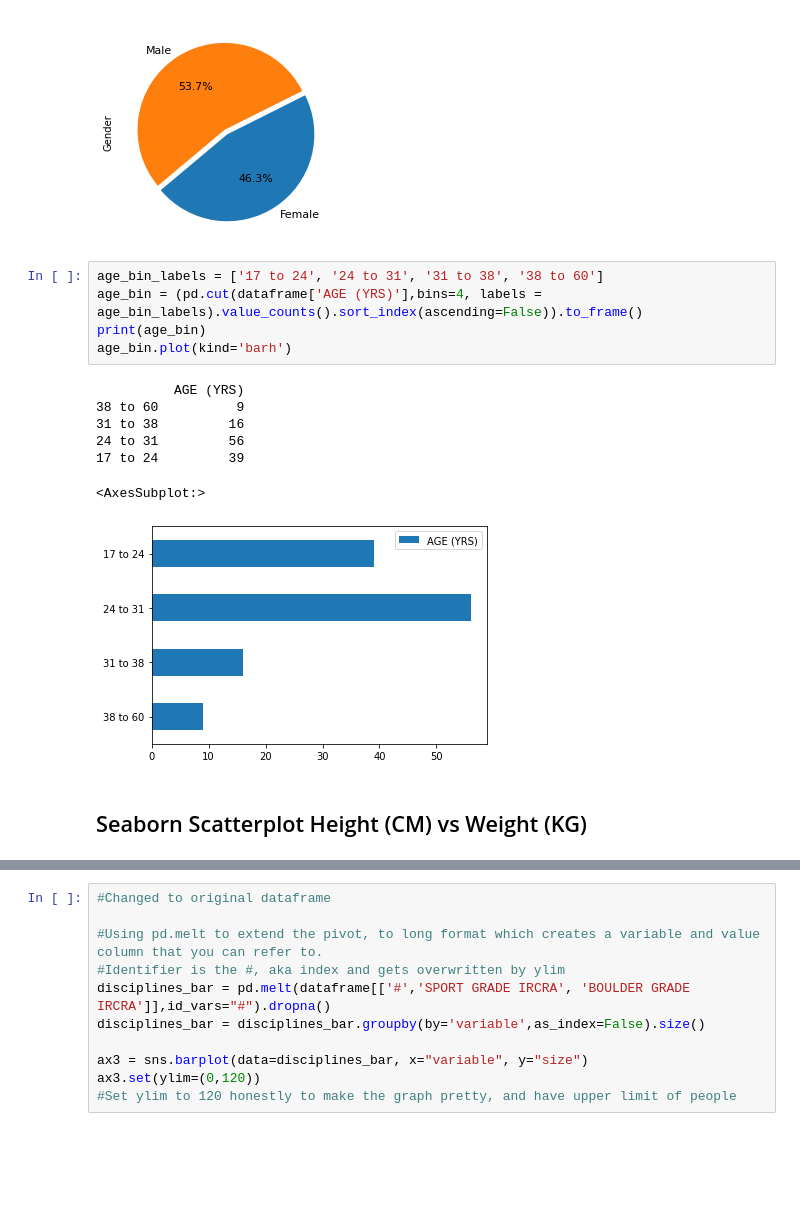
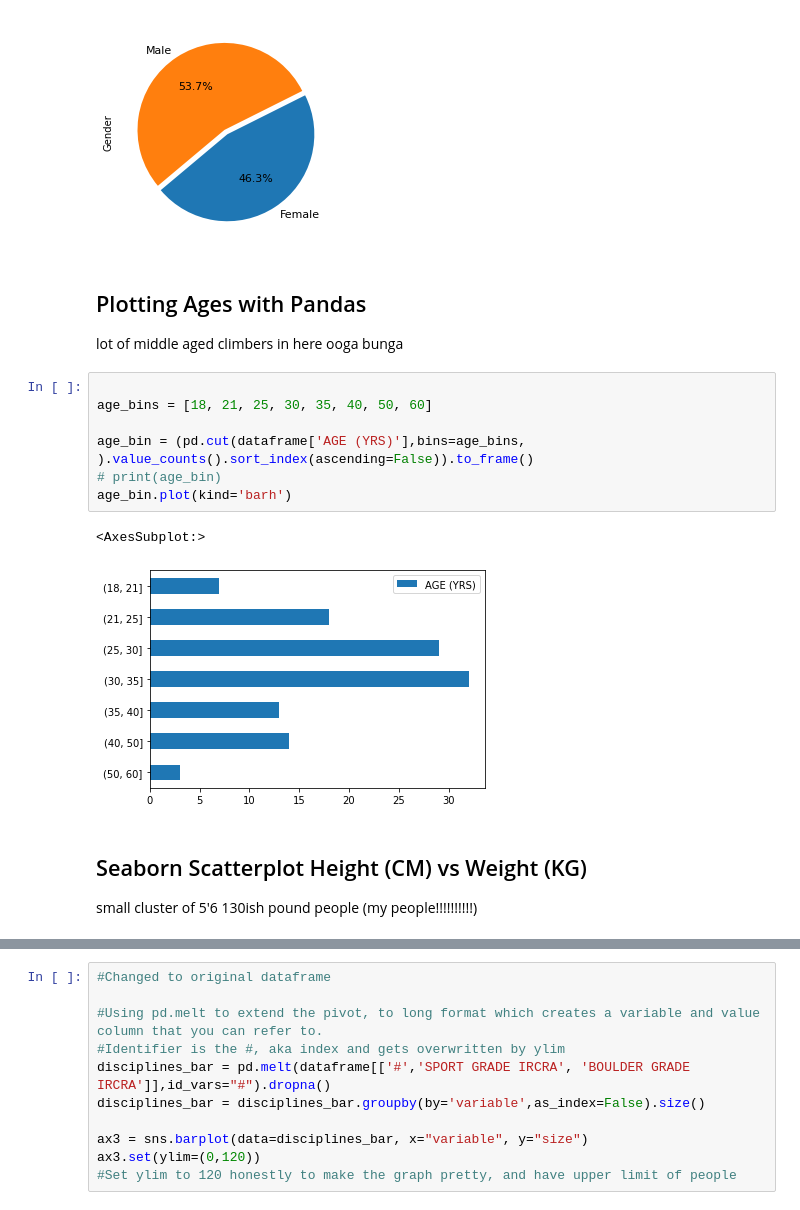
Before and after one commit to haokliao/Critical-Force-Visualization, a Jupyter notebook: EDA_001_notebook.ipynb, the cells around one changed output, grey strips where cells are left out. Cells and saved outputs as stored; diff of their text form; blank space fills up the shorter version.

Commit message:
fixed scatterplot, changed bins for age

```diff
--- a/EDA_001_notebook.ipynb
+++ b/EDA_001_notebook.ipynb
@@ -56,21 +82,22 @@ Male      65
 dtype: int64
 <AxesSubplot:ylabel='Gender'>
 [figure]
+# %% [markdown]
+## Plotting Ages with Pandas
+lot of middle aged climbers in here ooga bunga
 # %%
-age_bin_labels = ['17 to 24', '24 to 31', '31 to 38', '38 to 60']
-age_bin = (pd.cut(dataframe['AGE (YRS)'],bins=4, labels = age_bin_labels).value_counts().sort_index(ascending=False)).to_frame()
-print(age_bin)
+
+age_bins = [18, 21, 25, 30, 35, 40, 50, 60]
+
+age_bin = (pd.cut(dataframe['AGE (YRS)'],bins=age_bins, ).value_counts().sort_index(ascending=False)).to_frame()
+# print(age_bin)
 age_bin.plot(kind='barh')
 # %% [output]
-          AGE (YRS)
-38 to 60          9
-31 to 38         16
-24 to 31         56
-17 to 24         39
+<AxesSubplot:>
-<AxesSubplot:>
-[figure, old version]
+[figure, new version]
 # %% [markdown]
 ## Seaborn Scatterplot Height (CM) vs Weight (KG)
+small cluster of 5'6 130ish pound people (my people!!!!!!!!!!)
 # %%
 # Using same original dataframe
 
```
Also changed, not shown: parts of 6 cells of this notebook, 1 other file.
